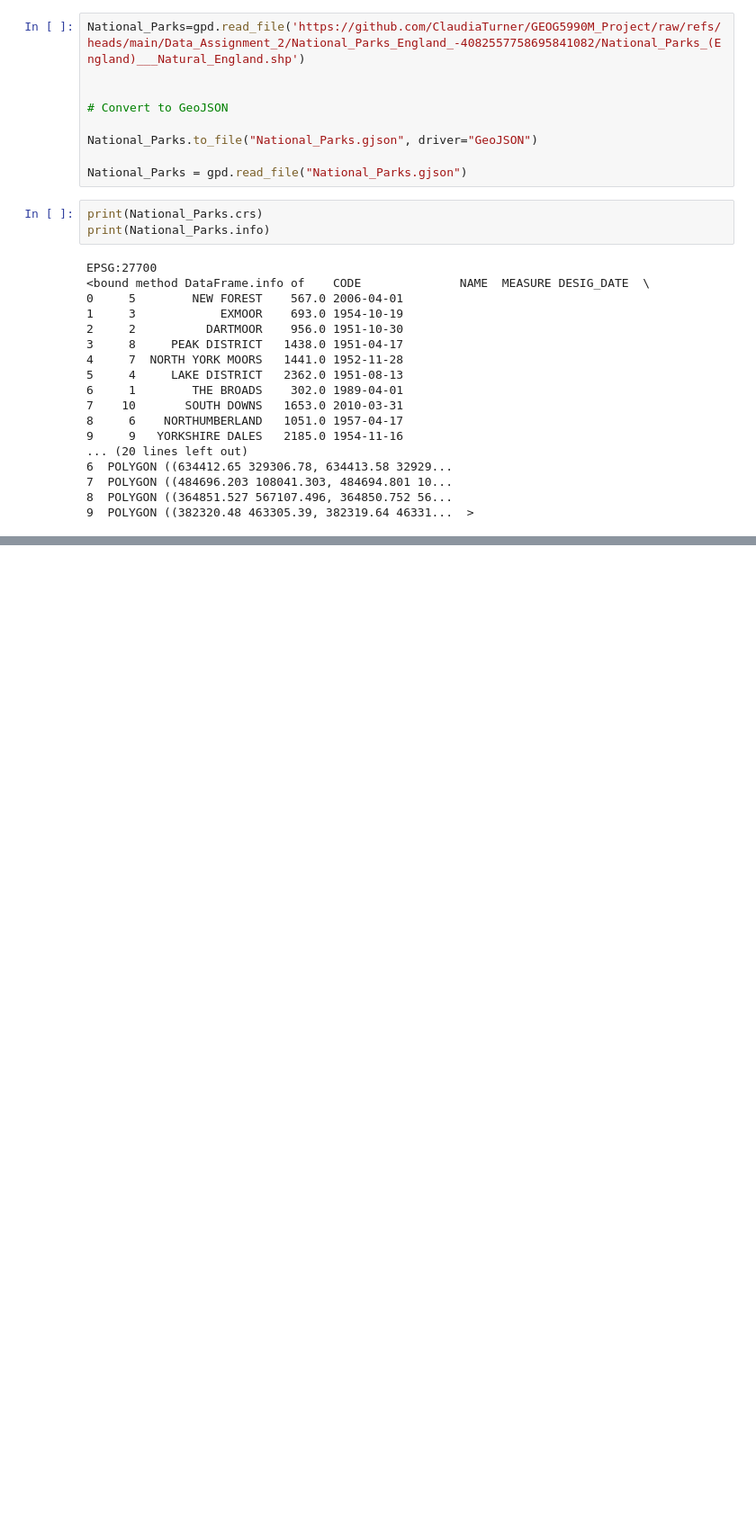
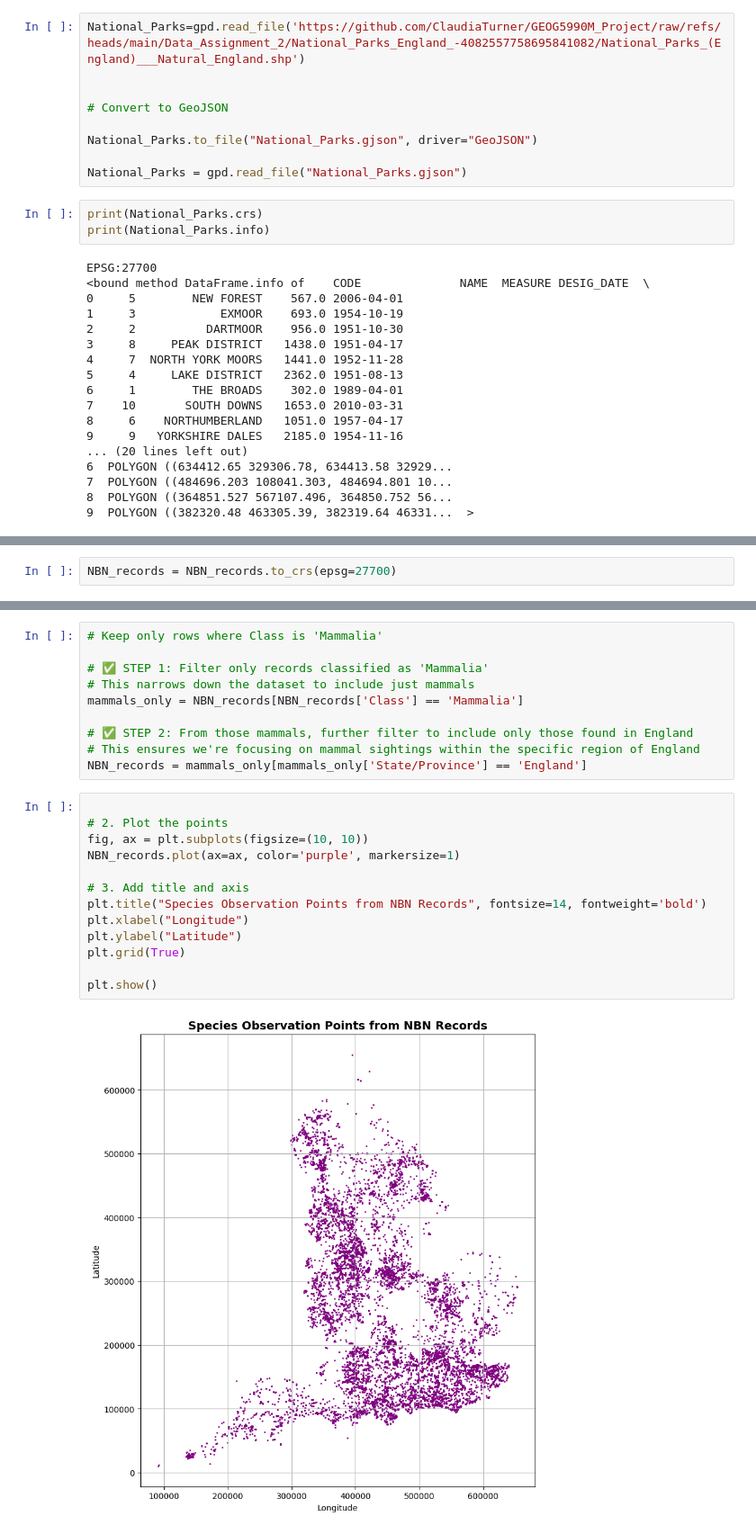
Before and after one commit to ClaudiaTurner/GEOG5990M_Project, a Jupyter notebook: Final_Project_Python_GEOG5990M.ipynb, the cells around one changed output, grey strips where cells are left out. Shown at 90% size. Cells and saved outputs as stored; diff of their text form; blank space fills up the shorter version.

```diff
--- a/Final_Project_Python_GEOG5990M.ipynb
+++ b/Final_Project_Python_GEOG5990M.ipynb
@@ -537,0 +607,2 @@ EPSG:27700
+# %%
+NBN_records = NBN_records.to_crs(epsg=27700)
@@ -537,0 +627,25 @@ EPSG:27700
+# %%
+# Keep only rows where Class is 'Mammalia'
+
+# ✅ STEP 1: Filter only records classified as 'Mammalia'
+# This narrows down the dataset to include just mammals
+mammals_only = NBN_records[NBN_records['Class'] == 'Mammalia']
+
+# ✅ STEP 2: From those mammals, further filter to include only those found in England
+# This ensures we're focusing on mammal sightings within the specific region of England
+NBN_records = mammals_only[mammals_only['State/Province'] == 'England']
+# %%
+
+# 2. Plot the points
+fig, ax = plt.subplots(figsize=(10, 10))
+NBN_records.plot(ax=ax, color='purple', markersize=1)
+
+# 3. Add title and axis
+plt.title("Species Observation Points from NBN Records", fontsize=14, fontweight='bold')
+plt.xlabel("Longitude")
+plt.ylabel("Latitude")
+plt.grid(True)
+
+plt.show()
+# %% [output]
+[figure, added]
```
Also changed, not shown: parts of 9 cells of this notebook.
